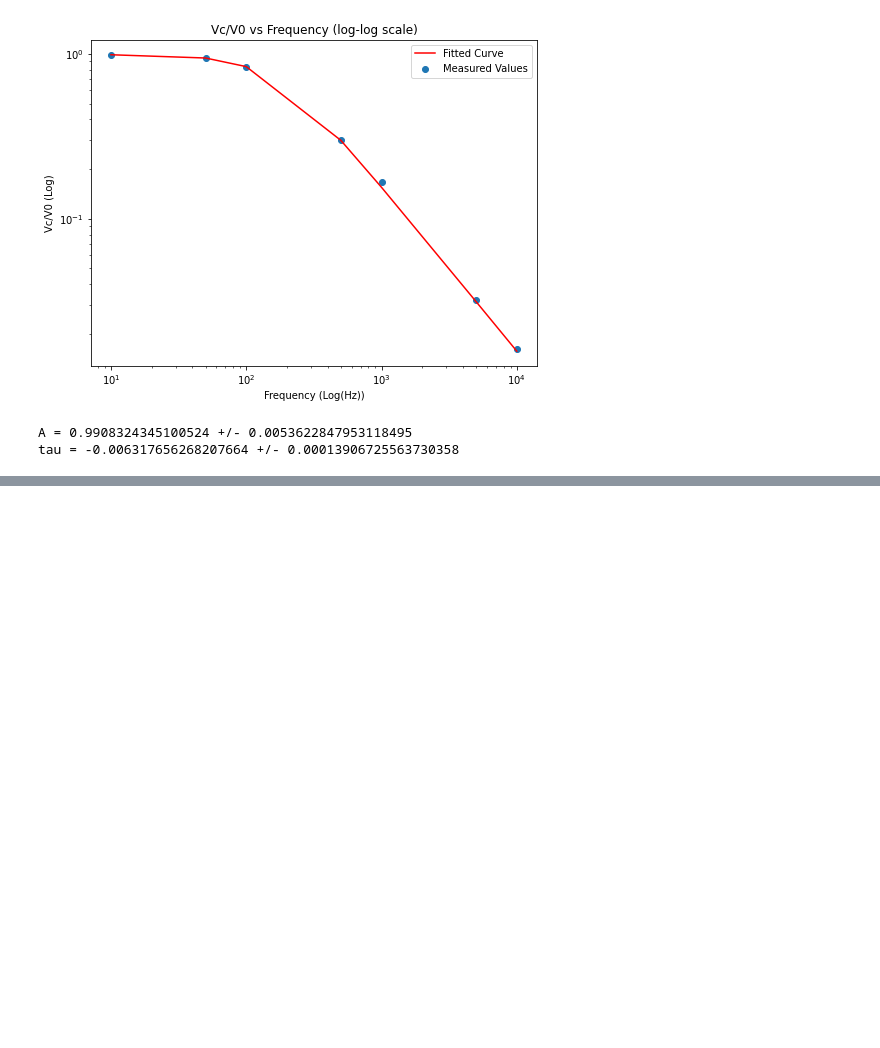
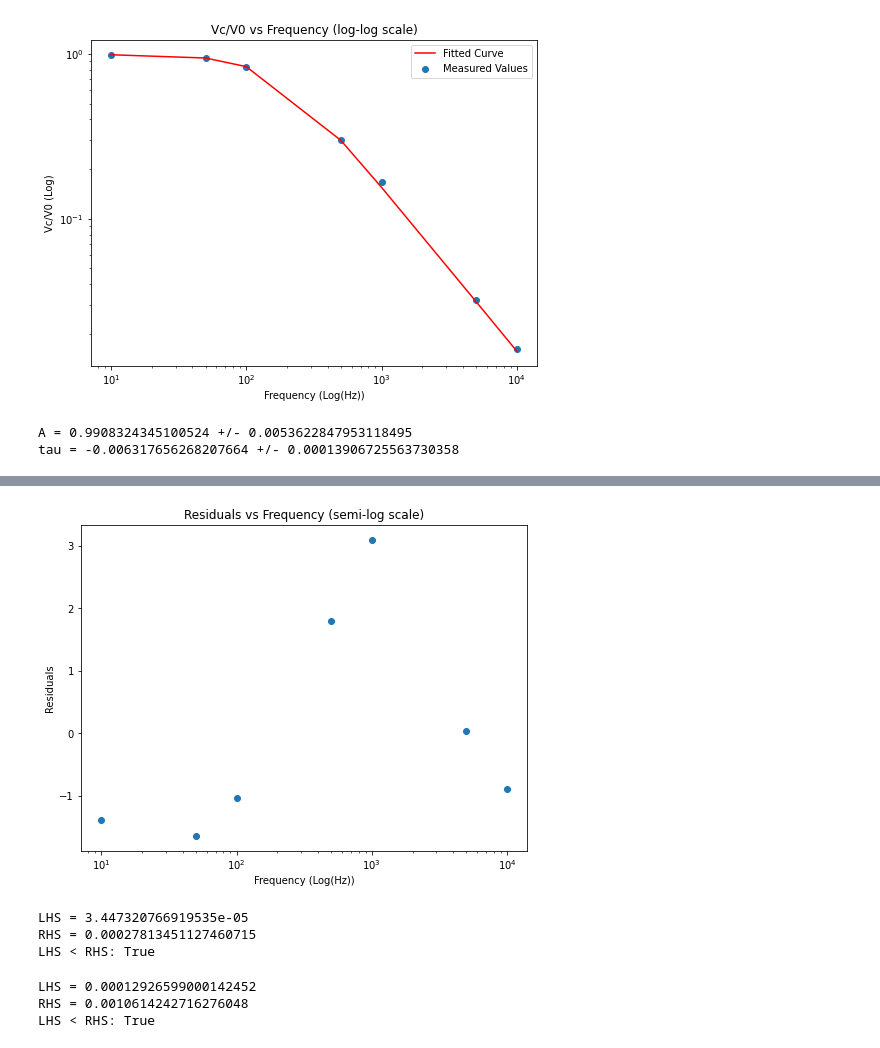
Before and after one commit to evilpegasus/physics5bl, a Jupyter notebook: em2/em2.ipynb, the cells around one changed output, grey strips where cells are left out. Saved outputs shown, nothing was run; the diff lists cells and outputs as text; code cells hidden in the pictures; blank space fills up the shorter version.

```diff
--- a/em2/em2.ipynb
+++ b/em2/em2.ipynb
@@ -93,0 +109,12 @@ tau = 0.4665633378187108 +/- 2.732787460608175
+# %%
+# residuals
+residuals2 = phi_measured - ypred2
+plt.figure(figsize=(8,6))
+plt.scatter(freq, residuals2)
+plt.xscale("log")
+plt.xlabel("Frequency (Log(Hz))")
+plt.ylabel("Residuals")
+plt.title("Residuals vs Frequency (semi-log scale)")
+plt.show()
+# %% [output]
+[figure, added]
@@ -93,0 +123,22 @@ tau = 0.4665633378187108 +/- 2.732787460608175
+# %%
+# agreement test 1
+lhs1 = np.abs(-1*params[1] - tau_theoretical)
+print("LHS = " + str(lhs1))
+rhs = 2 * np.sqrt(std_errs[1]**2)
+print("RHS = " + str(rhs))
+print("LHS < RHS: " + str(np.abs(-1*params[1] - tau_theoretical) < 2 * np.sqrt(std_errs[1]**2)))
+# %% [output]
+LHS = 3.447320766919535e-05
+RHS = 0.00027813451127460715
+LHS < RHS: True
+# %%
+# agreement test 2
+lhs1 = np.abs(-1*params2[0] - tau_theoretical)
+print("LHS = " + str(lhs1))
+rhs = 2 * np.sqrt(std_errs2[0]**2)
+print("RHS = " + str(rhs))
+print("LHS < RHS: " + str(np.abs(-1*params2[0] - tau_theoretical) < 2 * np.sqrt(std_errs2[0]**2)))
+# %% [output]
+LHS = 0.00012926599000142452
+RHS = 0.0010614242716276048
+LHS < RHS: True
```
Also changed, not shown: parts of 4 cells of this notebook.
